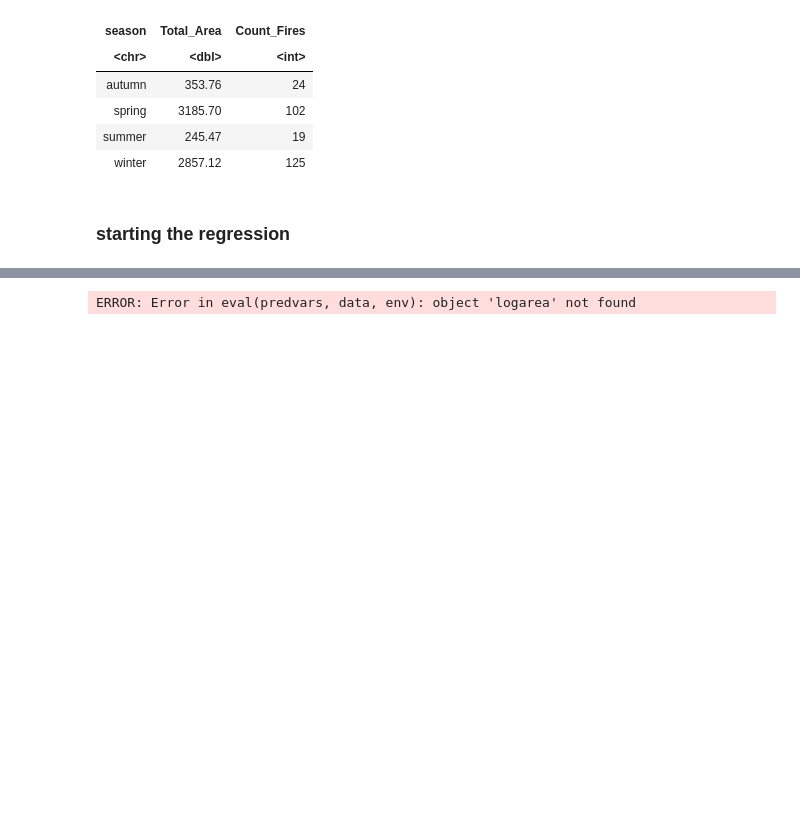
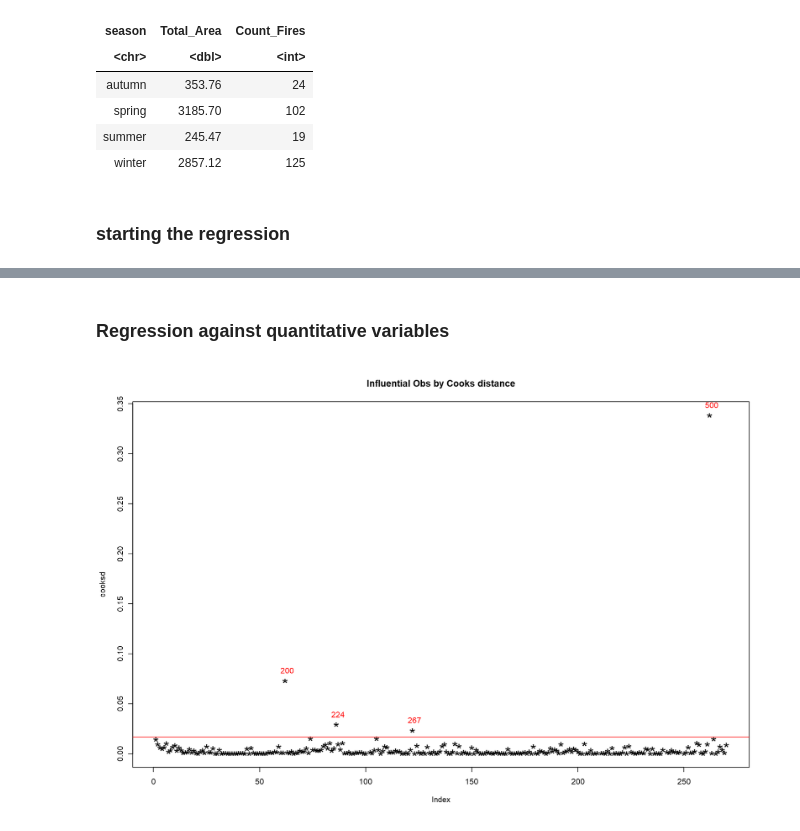
Before and after one commit to Agewerc/Bushfire-Analysis, a Jupyter notebook: Bushfire_Analysis_Area_Prediction.ipynb, the cells around one changed output, grey strips where cells are left out. Saved outputs shown, nothing was run; the diff lists cells and outputs as text; code cells hidden in the pictures; blank space fills up the shorter version.

Commit message:
Startying the Regression

```diff
--- a/Bushfire_Analysis_Area_Prediction.ipynb
+++ b/Bushfire_Analysis_Area_Prediction.ipynb
@@ -158,9 +172,11 @@ library(cowplot)
+# %% [markdown]
+### Regression against quantitative variables
+# %%
+mod <- lm(logarea ~ ., data=df_rfires[c(seq(1,12),14,15,16)])
 # %%
-mod <- lm(logarea ~ ., data= subset(df_rfires[c(seq(1,12),14,15)])
-summary(lm(mpg~., data = subset(Auto, select=c( -horsepower, -acceleration ))))
-# cooksd <- cooks.distance(mod)
-# plot(cooksd, pch="*", cex=2, main="Influential Obs by Cooks distance")  # plot cook's distance
-# abline(h = 4*mean(cooksd, na.rm=T), col="red")  # add cutoff line
-# text(x=1:length(cooksd)+1, y=cooksd+0.01, labels=ifelse(cooksd>4*mean(cooksd, na.rm=T),names(cooksd),""), col="red")  # add labels
+cooksd <- cooks.distance(mod)
+plot(cooksd, pch="*", cex=2, main="Influential Obs by Cooks distance")  # plot cook's distance
+abline(h = 4*mean(cooksd, na.rm=T), col="red")  # add cutoff line
+text(x=1:length(cooksd)+1, y=cooksd+0.01, labels=ifelse(cooksd>4*mean(cooksd, na.rm=T),names(cooksd),""), col="red")  # add labels
 # %% [output]
-ERROR: Error in eval(predvars, data, env): object 'logarea' not found
+[figure, added]
```
Also changed, not shown: parts of 11 cells of this notebook.
